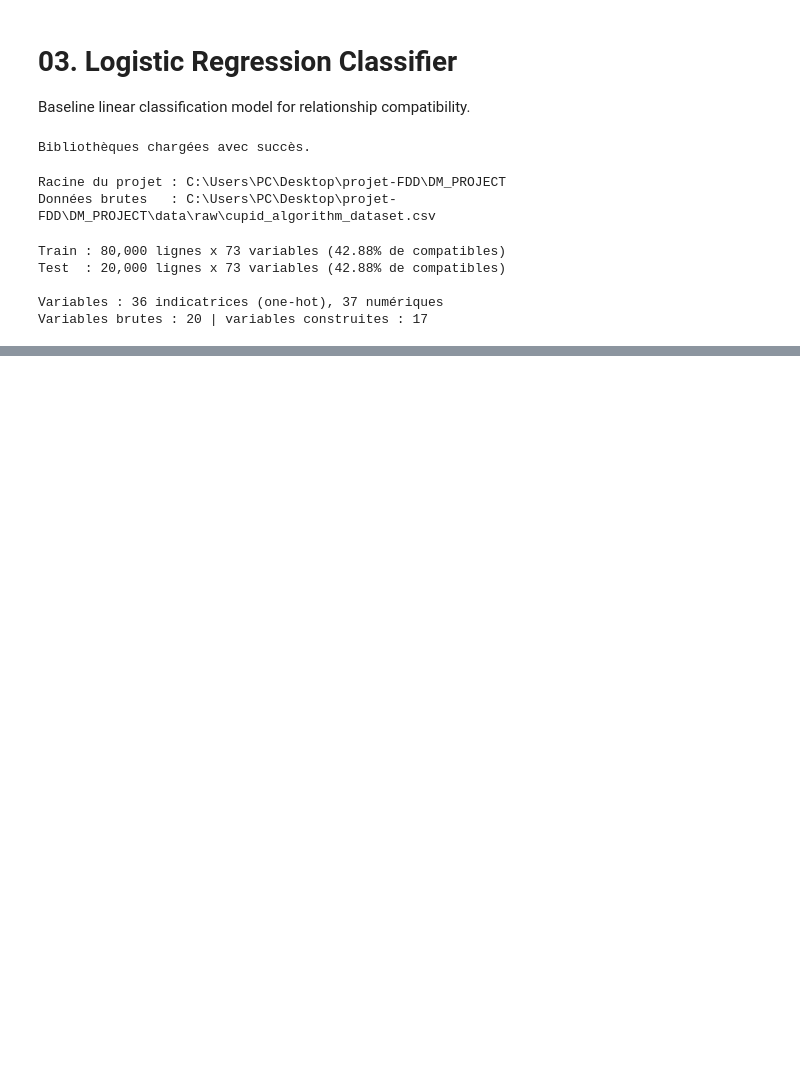
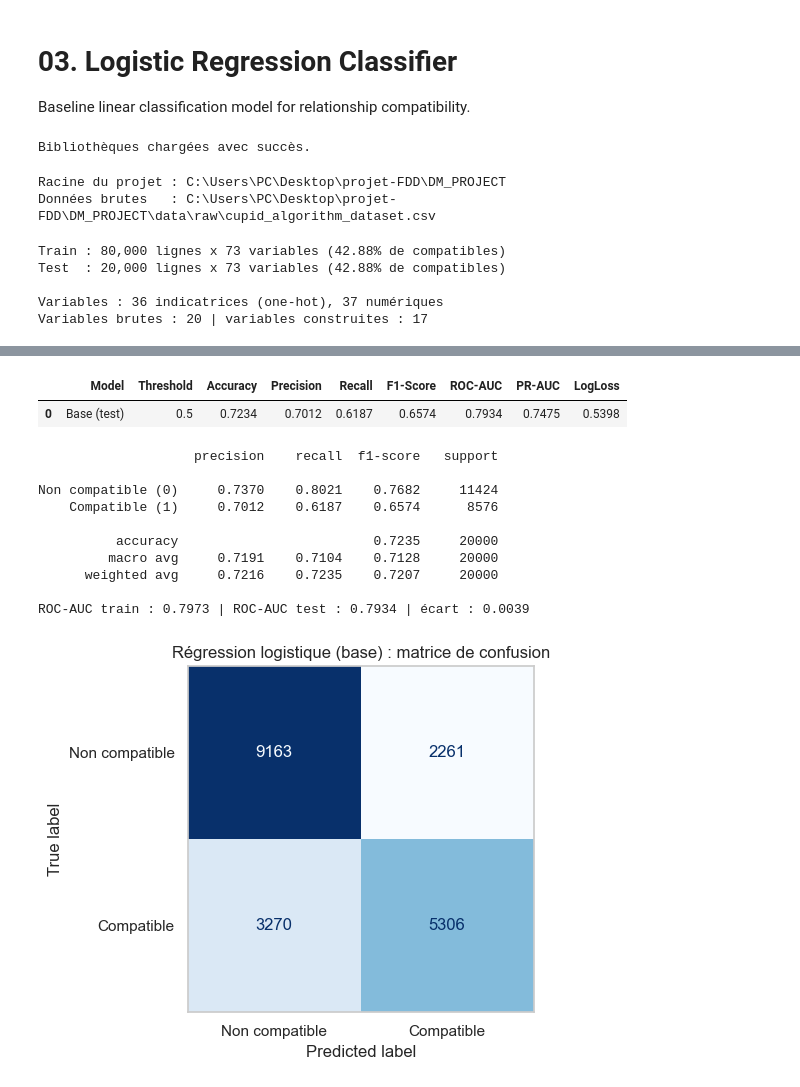
Before and after one commit to khaldamin/DM_PROJECT, a Jupyter notebook: notebooks/03_logistic_regression.ipynb, the cells around one changed output, grey strips where cells are left out. Saved outputs shown, nothing was run; the diff lists cells and outputs as text; code cells hidden in the pictures; blank space fills up the shorter version.

Commit message:
Rapport de classification, surapprentissage et matrice de confusion

```diff
--- a/notebooks/03_logistic_regression.ipynb
+++ b/notebooks/03_logistic_regression.ipynb
@@ -113,0 +137,59 @@ Variables brutes : 20 | variables construites : 17
+# %%
+# ============================================================
+# Fonction d'évaluation par seuil (réutilisée dans tout le notebook)
+# ============================================================
+def evaluate_proba(y_true, proba, threshold=0.5, name="modèle"):
+    """Métriques de classification pour un seuil de décision donné."""
+    pred = (proba >= threshold).astype(int)
+    return {
+        "Model": name,
+        "Threshold": round(float(threshold), 3),
+        "Accuracy": accuracy_score(y_true, pred),
+        "Precision": precision_score(y_true, pred, zero_division=0),
+        "Recall": recall_score(y_true, pred, zero_division=0),
+        "F1-Score": f1_score(y_true, pred, zero_division=0),
+        "ROC-AUC": roc_auc_score(y_true, proba),
+        "PR-AUC": average_precision_score(y_true, proba),
+        "LogLoss": log_loss(y_true, proba),
+    }
+
+proba_base = model.predict_proba(X_test)[:, 1]
+results = [evaluate_proba(y_test, proba_base, 0.5, "Base (test)")]
+display(pd.DataFrame(results).round(4))
+# %% [output]
+|  | Model | Threshold | Accuracy | Precision | Recall | F1-Score | ROC-AUC | PR-AUC | LogLoss |
+| 0 | Base (test) | 0.5 | 0.7234 | 0.7012 | 0.6187 | 0.6574 | 0.7934 | 0.7475 | 0.5398 |
+# %%
+# ============================================================
+# Rapport de classification, surapprentissage et matrice de confusion
+# ============================================================
+pred_base = (proba_base >= 0.5).astype(int)
+print(classification_report(
+    y_test, pred_base, target_names=["Non compatible (0)", "Compatible (1)"], digits=4
+))
+
+auc_train = roc_auc_score(y_train, model.predict_proba(X_train)[:, 1])
+auc_test = roc_auc_score(y_test, proba_base)
+print(f"ROC-AUC train : {auc_train:.4f} | ROC-AUC test : {auc_test:.4f} | écart : {auc_train - auc_test:.4f}")
+
+fig, ax = plt.subplots(figsize=(5.5, 4.5))
+ConfusionMatrixDisplay(
+    confusion_matrix(y_test, pred_base), display_labels=["Non compatible", "Compatible"]
+).plot(ax=ax, cmap="Blues", colorbar=False, values_format="d")
+ax.set_title("Régression logistique (base) : matrice de confusion")
+ax.grid(False)
+plt.tight_layout()
+plt.savefig(FIGURES_DIR / "logistic_regression_confusion_matrix.png", dpi=150)
+plt.show()
+# %% [output]
+                    precision    recall  f1-score   support
+
+Non compatible (0)     0.7370    0.8021    0.7682     11424
+    Compatible (1)     0.7012    0.6187    0.6574      8576
+
+          accuracy                         0.7235     20000
+         macro avg     0.7191    0.7104    0.7128     20000
+      weighted avg     0.7216    0.7235    0.7207     20000
+
+ROC-AUC train : 0.7973 | ROC-AUC test : 0.7934 | écart : 0.0039
+[figure, added]
```
Also changed, not shown: parts of 1 cell of this notebook, 1 other file.
